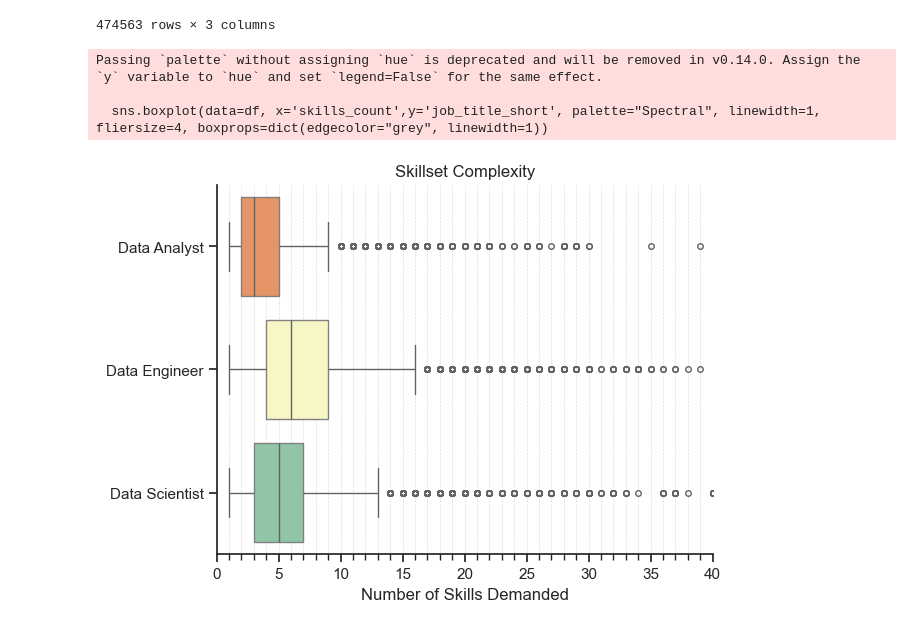
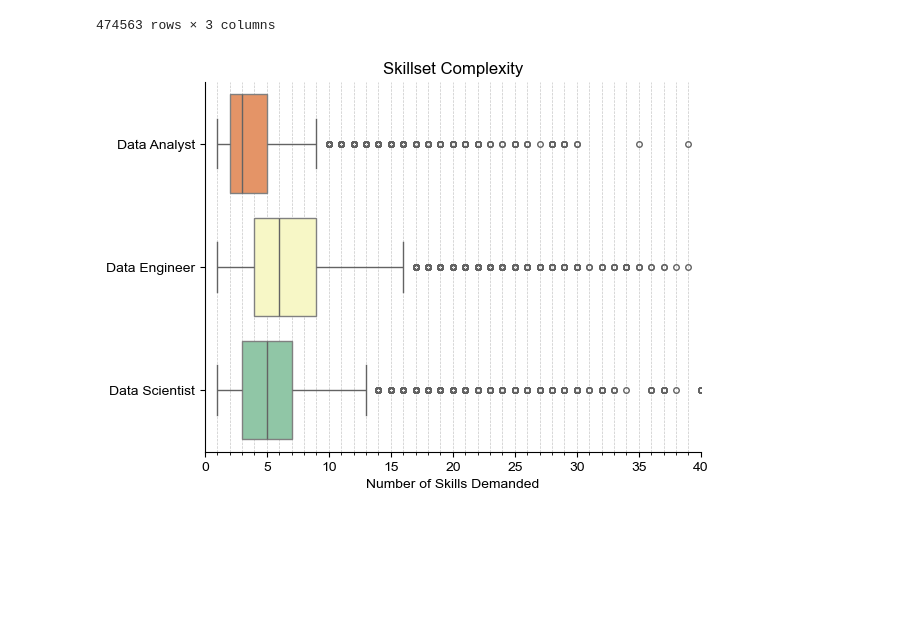
Before and after one commit to katerinajanovska/Python, a Jupyter notebook: Skillset_Complexity.ipynb, the cells around one changed output. Saved outputs shown, nothing was run; the diff lists cells and outputs as text; code cells hidden in the pictures; blank space fills up the shorter version.

Commit message:
Plot update

```diff
--- a/Skillset_Complexity.ipynb
+++ b/Skillset_Complexity.ipynb
@@ -76,23 +76,20 @@ df.sort_values(by="skills_count", ascending=False)
 | 632901 | Data Scientist | [c] | 1 |
 474563 rows × 3 columns
 # %%
-sns.boxplot(data=df, x='skills_count',y='job_title_short', palette="Spectral", linewidth=1, fliersize=4, boxprops=dict(edgecolor="grey", linewidth=1))
+sns.boxplot(data=df, x='skills_count',y='job_title_short', palette="Spectral", linewidth=1, fliersize=4, boxprops=dict(edgecolor="grey", linewidth=1), hue='job_title_short', legend=False)
 sns.set_theme(style='ticks')
 
 plt.title('Skillset Complexity')
 plt.xlabel("Number of Skills Demanded")
 plt.ylabel('')
 sns.despine()
 plt.xlim(0, 40)
 
 plt.gca().set_xticks(np.arange(0, 41, 1), minor=True)
 plt.xticks([0, 5, 10, 15, 20, 25, 30, 35, 40])
 
 plt.grid(which='both', axis='x', linestyle='--', linewidth=0.5, alpha=0.7)
 
 plt.show()
 # %% [output]
-Passing `palette` without assigning `hue` is deprecated and will be removed in v0.14.0. Assign the `y` variable to `hue` and set `legend=False` for the same effect.
-
-  sns.boxplot(data=df, x='skills_count',y='job_title_short', palette="Spectral", linewidth=1, fliersize=4, boxprops=dict(edgecolor="grey", linewidth=1))
-[figure, old version]
+[figure, new version]
```
Also changed, not shown: parts of 2 cells of this notebook.
